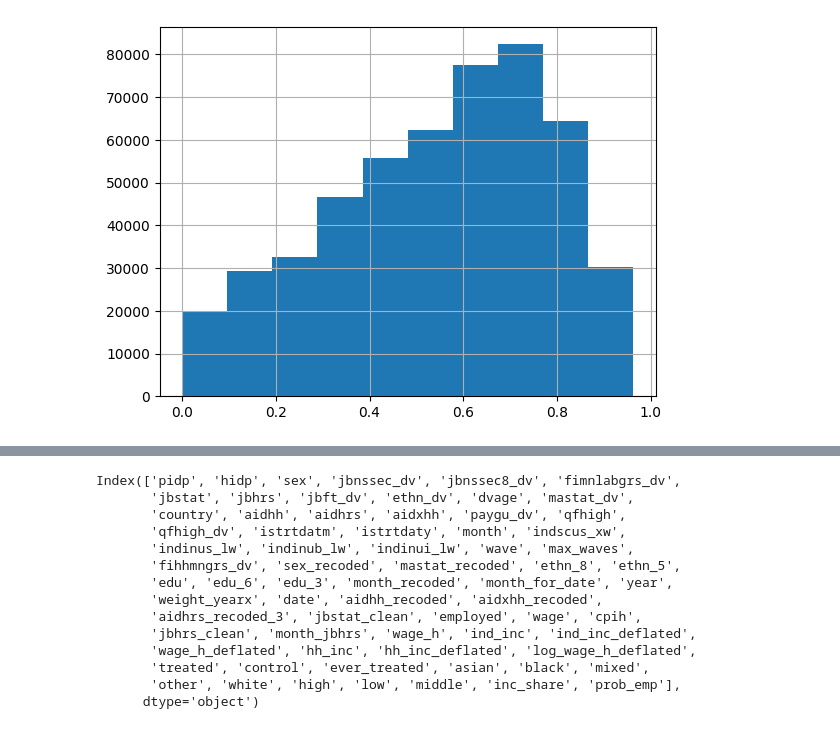
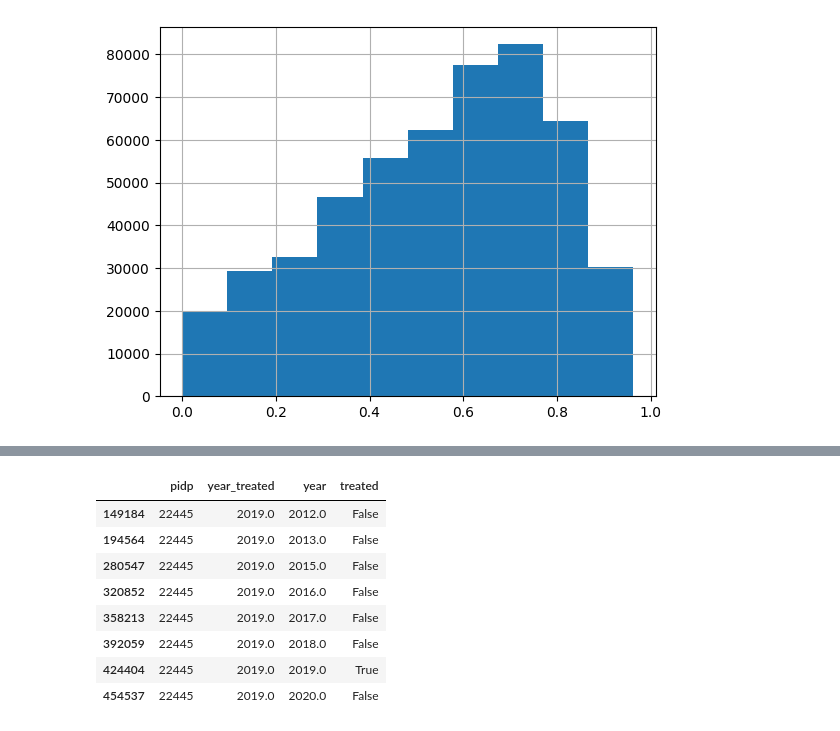
Before and after one commit to centre-for-care/costofcare, a Jupyter notebook: data_preparation.ipynb, the cells around one changed output, grey strips where cells are left out. Saved outputs shown, nothing was run; the diff lists cells and outputs as text; code cells hidden in the pictures.

```diff
--- a/data_preparation.ipynb
+++ b/data_preparation.ipynb
@@ -166,7 +208,7 @@ data_final.to_csv('data_final.csv')
 conds = {
     'employed': False,
     'dropna': True,
-    'target_var': 'prob_emp',
+    'target_var': 'inc_share',
     'covariates': [],
     'min_treat_waves': 1,
     'min_waves_pretreat': 4
@@ -176 +247,13 @@ treated_ii, control_ii = isc_data_preparation(data_final, conds)
+# %%
+treated_ii[['pidp', 'year_treated', 'year', 'treated']][treated_ii.pidp==22445]
+# %% [output]
+|  | pidp | year_treated | year | treated |
+| 149184 | 22445 | 2019.0 | 2012.0 | False |
+| 194564 | 22445 | 2019.0 | 2013.0 | False |
+| 280547 | 22445 | 2019.0 | 2015.0 | False |
+| 320852 | 22445 | 2019.0 | 2016.0 | False |
+| 358213 | 22445 | 2019.0 | 2017.0 | False |
+| 392059 | 22445 | 2019.0 | 2018.0 | False |
+| 424404 | 22445 | 2019.0 | 2019.0 | True |
+| 454537 | 22445 | 2019.0 | 2020.0 | False |
 # %%
@@ -184,20 +267,3 @@ idxh = idx[idx['0-19']==0].pidp
 idxl = idx[idx['0-19']==1].pidp
 treated_d[treated_d.pidp.isin(idxh)].to_csv('./strata/pe_t_hi.csv')
 treated_d[treated_d.pidp.isin(idxl)].to_csv('./strata/pe_t_li.csv')
-# %%
-data_final.columns
-# %% [output]
-Index(['pidp', 'hidp', 'sex', 'jbnssec_dv', 'jbnssec8_dv', 'fimnlabgrs_dv',
-       'jbstat', 'jbhrs', 'jbft_dv', 'ethn_dv', 'dvage', 'mastat_dv',
-       'country', 'aidhh', 'aidhrs', 'aidxhh', 'paygu_dv', 'qfhigh',
-       'qfhigh_dv', 'istrtdatm', 'istrtdaty', 'month', 'indscus_xw',
-       'indinus_lw', 'indinub_lw', 'indinui_lw', 'wave', 'max_waves',
-       'fihhmngrs_dv', 'sex_recoded', 'mastat_recoded', 'ethn_8', 'ethn_5',
-       'edu', 'edu_6', 'edu_3', 'month_recoded', 'month_for_date', 'year',
-       'weight_yearx', 'date', 'aidhh_recoded', 'aidxhh_recoded',
-       'aidhrs_recoded_3', 'jbstat_clean', 'employed', 'wage', 'cpih',
-       'jbhrs_clean', 'month_jbhrs', 'wage_h', 'ind_inc', 'ind_inc_deflated',
-       'wage_h_deflated', 'hh_inc', 'hh_inc_deflated', 'log_wage_h_deflated',
-       'treated', 'control', 'ever_treated', 'asian', 'black', 'mixed',
-       'other', 'white', 'high', 'low', 'middle', 'inc_share', 'prob_emp'],
-      dtype='object')
```
Also changed, not shown: parts of 19 cells of this notebook, 6 other files.
